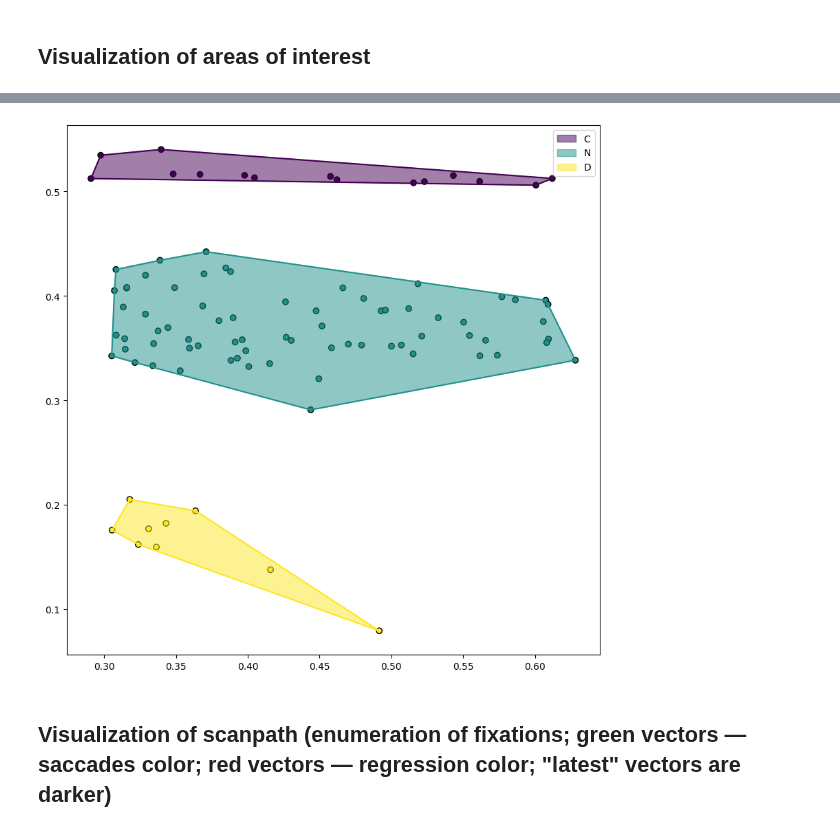
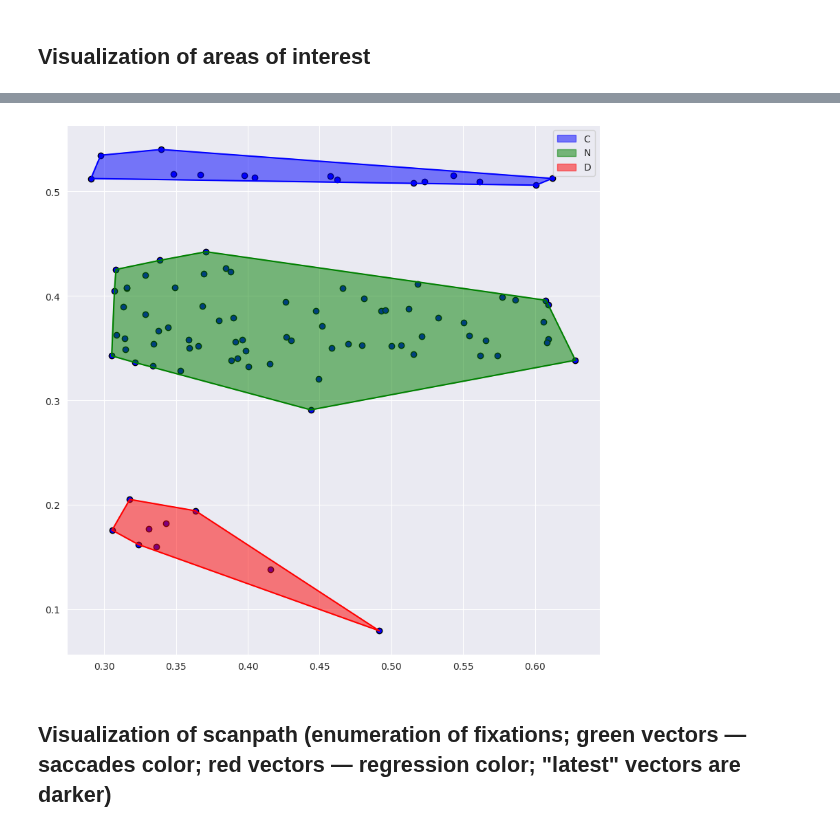
Before and after one commit to hse-scila/EyeFeatures, a Jupyter notebook: eyetracking/visualization/visualization_test.ipynb, the cells around one changed output, grey strips where cells are left out. Cells and saved outputs as stored; diff of their text form; code cells hidden in the pictures.

Commit message:
Add simple visualization functions

```diff
--- a/eyetracking/visualization/visualization_test.ipynb
+++ b/eyetracking/visualization/visualization_test.ipynb
@@ -14,7 +12,4 @@ def remove_points(df, x_min, x_max, y_min, y_max):
     df = df[df['norm_pos_y'] <= y_max]
     return df
 
-# pic = "../test_data/output.png"
-# width, height = None, None
-# with Image.open(pic) as im:
-#     width, height = im.size
+data = remove_points(data, -1, 1, -1, 1)
@@ -23,6 +28,6 @@ def remove_points(df, x_min, x_max, y_min, y_max):
 # %%
-scanpath_visualization(data, "norm_pos_x", "norm_pos_y", dispersion="dispersion", time_stamps="start_timestamp", aoi='AOI', show_legend=True, show_hull=True, only_points=True)
+scanpath_visualization(data, "norm_pos_x", "norm_pos_y", aoi='AOI', show_legend=True, show_hull=True, only_points=True, aoi_c={'C':'blue', 'N':'green', 'D':'red'})
 # %% [output]
-[figure, old version]
+[figure, new version]
 # %% [markdown]
 ## Visualization of scanpath (enumeration of fixations; green vectors — saccades color; red vectors — regression color; "latest" vectors are darker)
```
Also changed, not shown: parts of 7 cells of this notebook, 1 other file.
